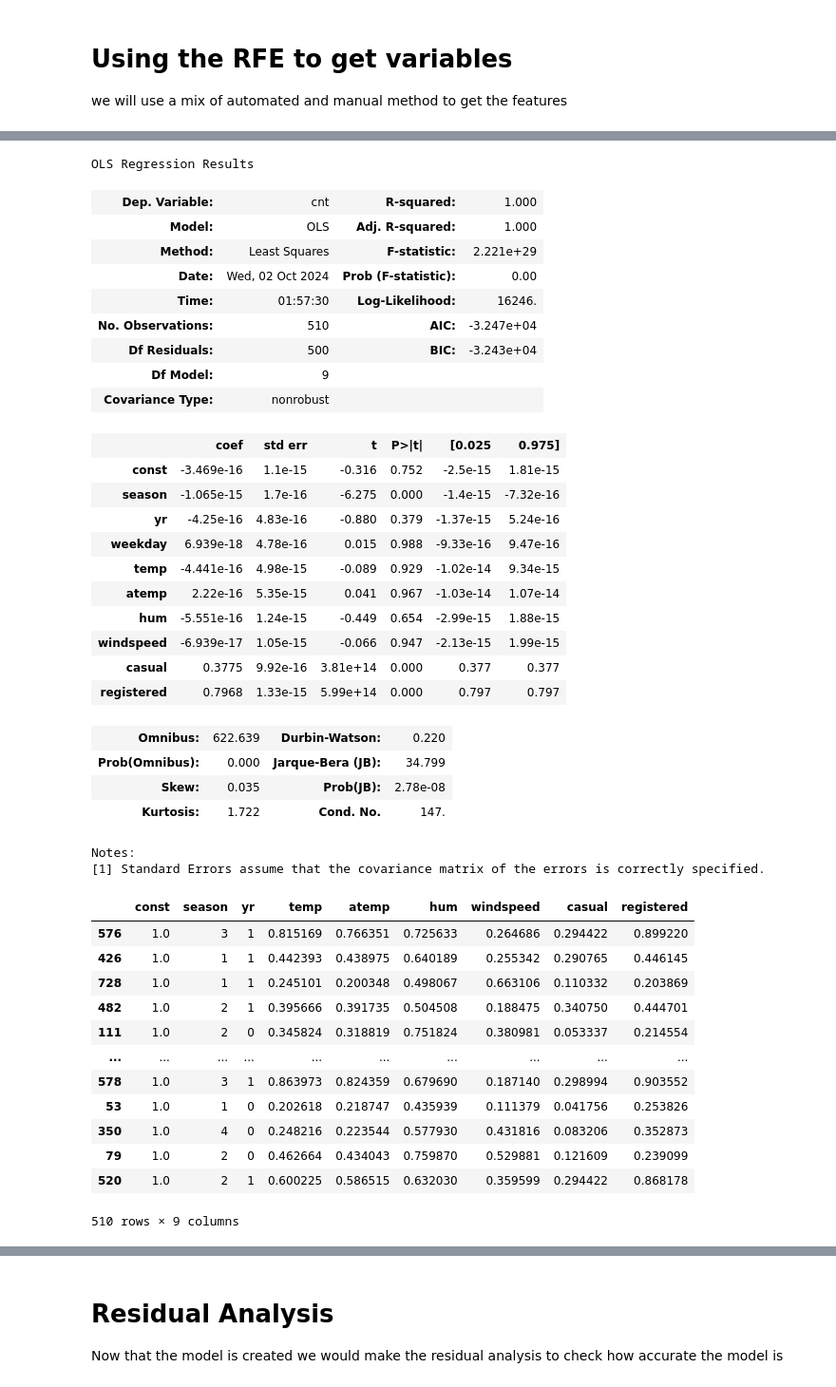
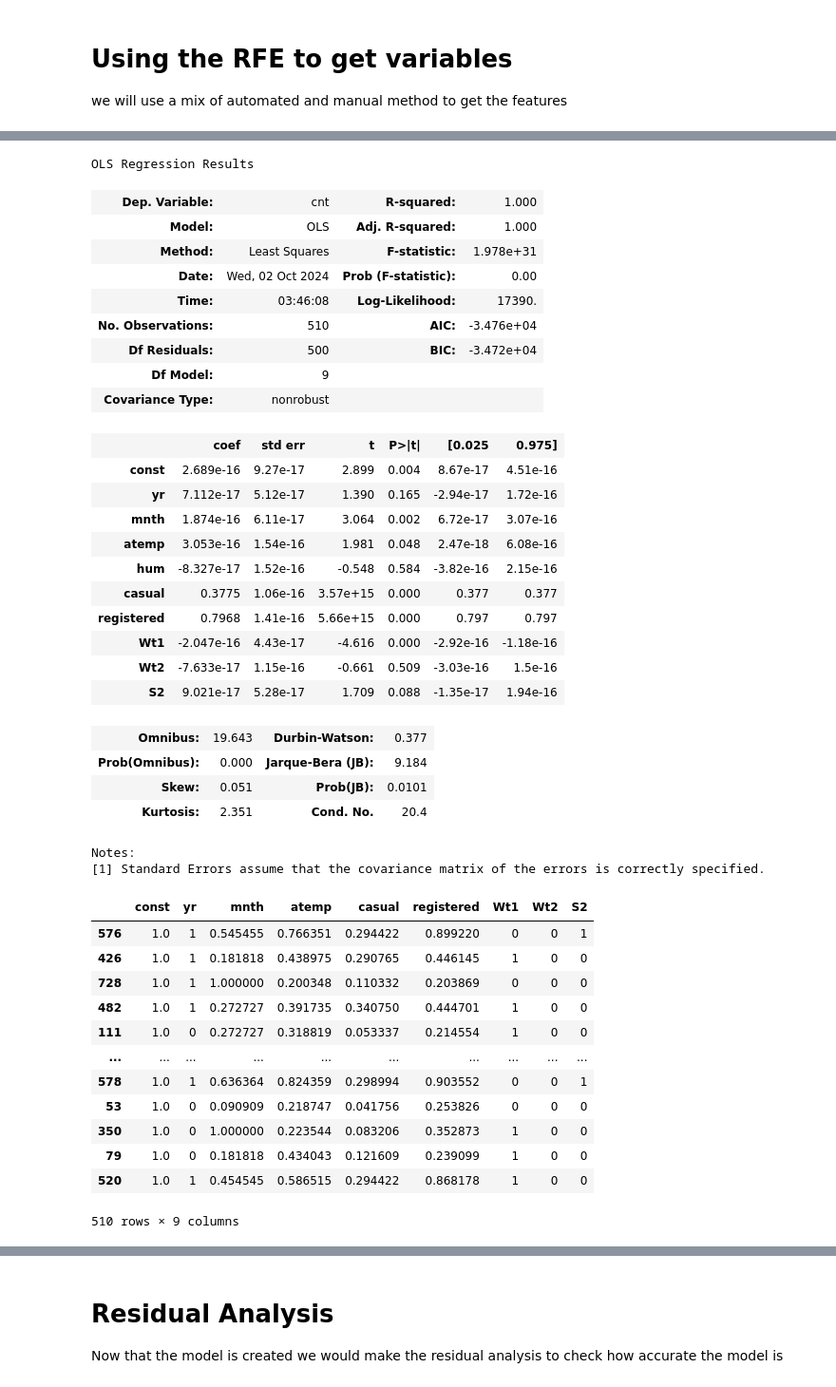
Before and after one commit to abhijeetthehulk/Bike_Rental_service_case_study, a Jupyter notebook: Bike Rental Service.ipynb, the cells around one changed output, grey strips where cells are left out. Shown at 95% size. Saved outputs shown, nothing was run; the diff lists cells and outputs as text; code cells hidden in the pictures.

```diff
--- a/Bike Rental Service.ipynb
+++ b/Bike Rental Service.ipynb
@@ -97,6 +93,12 @@ Weather_code=pd.get_dummies(data['weathersit'],drop_first=True)
 Weather_code.columns=['Wt1','Wt2']
 data=pd.concat([data,Weather_code],axis=1)
 data=data.drop(['weathersit'],axis=1)
+# %%
+#creating dummmy variable for the season
+Season_code=pd.get_dummies(data['season'],drop_first=True)
+Season_code.columns=['S1','S2','S3']
+data=pd.concat([data,Season_code],axis=1)
+data=data.drop(['season'],axis=1)
 # %%
 from sklearn.model_selection import train_test_split
 df_train,df_test=train_test_split(data,train_size=0.7, random_state=100)
@@ -202,6 +206,6 @@ OLS Regression Results
 Notes:
 [1] Standard Errors assume that the covariance matrix of the errors is correctly specified.
 # %%
-X_train_rfe_sm=X_train_rfe_sm.drop(['mnth'], axis=1)
+X_train_rfe_sm=X_train_rfe_sm.drop(['temp'], axis=1)
 X_train_rfe_sm
 # %% [output]
@@ -228,46 +232,46 @@ lm_model.summary()
 OLS Regression Results
 | Dep. Variable: | cnt | R-squared: | 1.000 |
 | Model: | OLS | Adj. R-squared: | 1.000 |
-| Method: | Least Squares | F-statistic: | 2.221e+29 |
+| Method: | Least Squares | F-statistic: | 1.978e+31 |
 | Date: | Wed, 02 Oct 2024 | Prob (F-statistic): | 0.00 |
-| Time: | 01:57:30 | Log-Likelihood: | 16246. |
-| No. Observations: | 510 | AIC: | -3.247e+04 |
-| Df Residuals: | 500 | BIC: | -3.243e+04 |
+| Time: | 03:46:08 | Log-Likelihood: | 17390. |
+| No. Observations: | 510 | AIC: | -3.476e+04 |
+| Df Residuals: | 500 | BIC: | -3.472e+04 |
 | Df Model: | 9 |  |  |
 | Covariance Type: | nonrobust |  |  |
 |  | coef | std err | t | P>|t| | [0.025 | 0.975] |
-| const | -3.469e-16 | 1.1e-15 | -0.316 | 0.752 | -2.5e-15 | 1.81e-15 |
-| season | -1.065e-15 | 1.7e-16 | -6.275 | 0.000 | -1.4e-15 | -7.32e-16 |
-| yr | -4.25e-16 | 4.83e-16 | -0.880 | 0.379 | -1.37e-15 | 5.24e-16 |
-| weekday | 6.939e-18 | 4.78e-16 | 0.015 | 0.988 | -9.33e-16 | 9.47e-16 |
-| temp | -4.441e-16 | 4.98e-15 | -0.089 | 0.929 | -1.02e-14 | 9.34e-15 |
-| atemp | 2.22e-16 | 5.35e-15 | 0.041 | 0.967 | -1.03e-14 | 1.07e-14 |
-| hum | -5.551e-16 | 1.24e-15 | -0.449 | 0.654 | -2.99e-15 | 1.88e-15 |
-| windspeed | -6.939e-17 | 1.05e-15 | -0.066 | 0.947 | -2.13e-15 | 1.99e-15 |
-| casual | 0.3775 | 9.92e-16 | 3.81e+14 | 0.000 | 0.377 | 0.377 |
-| registered | 0.7968 | 1.33e-15 | 5.99e+14 | 0.000 | 0.797 | 0.797 |
+| const | 2.689e-16 | 9.27e-17 | 2.899 | 0.004 | 8.67e-17 | 4.51e-16 |
+| yr | 7.112e-17 | 5.12e-17 | 1.390 | 0.165 | -2.94e-17 | 1.72e-16 |
+| mnth | 1.874e-16 | 6.11e-17 | 3.064 | 0.002 | 6.72e-17 | 3.07e-16 |
+| atemp | 3.053e-16 | 1.54e-16 | 1.981 | 0.048 | 2.47e-18 | 6.08e-16 |
+| hum | -8.327e-17 | 1.52e-16 | -0.548 | 0.584 | -3.82e-16 | 2.15e-16 |
+| casual | 0.3775 | 1.06e-16 | 3.57e+15 | 0.000 | 0.377 | 0.377 |
+| registered | 0.7968 | 1.41e-16 | 5.66e+15 | 0.000 | 0.797 | 0.797 |
+| Wt1 | -2.047e-16 | 4.43e-17 | -4.616 | 0.000 | -2.92e-16 | -1.18e-16 |
+| Wt2 | -7.633e-17 | 1.15e-16 | -0.661 | 0.509 | -3.03e-16 | 1.5e-16 |
+| S2 | 9.021e-17 | 5.28e-17 | 1.709 | 0.088 | -1.35e-17 | 1.94e-16 |
-| Omnibus: | 622.639 | Durbin-Watson: | 0.220 |
-| Prob(Omnibus): | 0.000 | Jarque-Bera (JB): | 34.799 |
-| Skew: | 0.035 | Prob(JB): | 2.78e-08 |
-| Kurtosis: | 1.722 | Cond. No. | 147. |
+| Omnibus: | 19.643 | Durbin-Watson: | 0.377 |
+| Prob(Omnibus): | 0.000 | Jarque-Bera (JB): | 9.184 |
+| Skew: | 0.051 | Prob(JB): | 0.0101 |
+| Kurtosis: | 2.351 | Cond. No. | 20.4 |
 Notes:
 [1] Standard Errors assume that the covariance matrix of the errors is correctly specified.
 # %%
-X_train_rfe_sm=X_train_rfe_sm.drop(['weekday'], axis=1)
+X_train_rfe_sm=X_train_rfe_sm.drop(['hum'], axis=1)
 X_train_rfe_sm
 # %% [output]
-|  | const | season | yr | temp | atemp | hum | windspeed | casual | registered |
-| 576 | 1.0 | 3 | 1 | 0.815169 | 0.766351 | 0.725633 | 0.264686 | 0.294422 | 0.899220 |
-| 426 | 1.0 | 1 | 1 | 0.442393 | 0.438975 | 0.640189 | 0.255342 | 0.290765 | 0.446145 |
-| 728 | 1.0 | 1 | 1 | 0.245101 | 0.200348 | 0.498067 | 0.663106 | 0.110332 | 0.203869 |
-| 482 | 1.0 | 2 | 1 | 0.395666 | 0.391735 | 0.504508 | 0.188475 | 0.340750 | 0.444701 |
-| 111 | 1.0 | 2 | 0 | 0.345824 | 0.318819 | 0.751824 | 0.380981 | 0.053337 | 0.214554 |
+|  | const | yr | mnth | atemp | casual | registered | Wt1 | Wt2 | S2 |
+| 576 | 1.0 | 1 | 0.545455 | 0.766351 | 0.294422 | 0.899220 | 0 | 0 | 1 |
+| 426 | 1.0 | 1 | 0.181818 | 0.438975 | 0.290765 | 0.446145 | 1 | 0 | 0 |
+| 728 | 1.0 | 1 | 1.000000 | 0.200348 | 0.110332 | 0.203869 | 0 | 0 | 0 |
+| 482 | 1.0 | 1 | 0.272727 | 0.391735 | 0.340750 | 0.444701 | 1 | 0 | 0 |
+| 111 | 1.0 | 0 | 0.272727 | 0.318819 | 0.053337 | 0.214554 | 1 | 0 | 0 |
 | ... | ... | ... | ... | ... | ... | ... | ... | ... | ... |
-| 578 | 1.0 | 3 | 1 | 0.863973 | 0.824359 | 0.679690 | 0.187140 | 0.298994 | 0.903552 |
-| 53 | 1.0 | 1 | 0 | 0.202618 | 0.218747 | 0.435939 | 0.111379 | 0.041756 | 0.253826 |
-| 350 | 1.0 | 4 | 0 | 0.248216 | 0.223544 | 0.577930 | 0.431816 | 0.083206 | 0.352873 |
-| 79 | 1.0 | 2 | 0 | 0.462664 | 0.434043 | 0.759870 | 0.529881 | 0.121609 | 0.239099 |
-| 520 | 1.0 | 2 | 1 | 0.600225 | 0.586515 | 0.632030 | 0.359599 | 0.294422 | 0.868178 |
+| 578 | 1.0 | 1 | 0.636364 | 0.824359 | 0.298994 | 0.903552 | 0 | 0 | 1 |
+| 53 | 1.0 | 0 | 0.090909 | 0.218747 | 0.041756 | 0.253826 | 0 | 0 | 0 |
+| 350 | 1.0 | 0 | 1.000000 | 0.223544 | 0.083206 | 0.352873 | 1 | 0 | 0 |
+| 79 | 1.0 | 0 | 0.181818 | 0.434043 | 0.121609 | 0.239099 | 1 | 0 | 0 |
+| 520 | 1.0 | 1 | 0.454545 | 0.586515 | 0.294422 | 0.868178 | 1 | 0 | 0 |
 510 rows × 9 columns
 # %%
 #refitting the model
```
Also changed, not shown: parts of 24 cells of this notebook.
